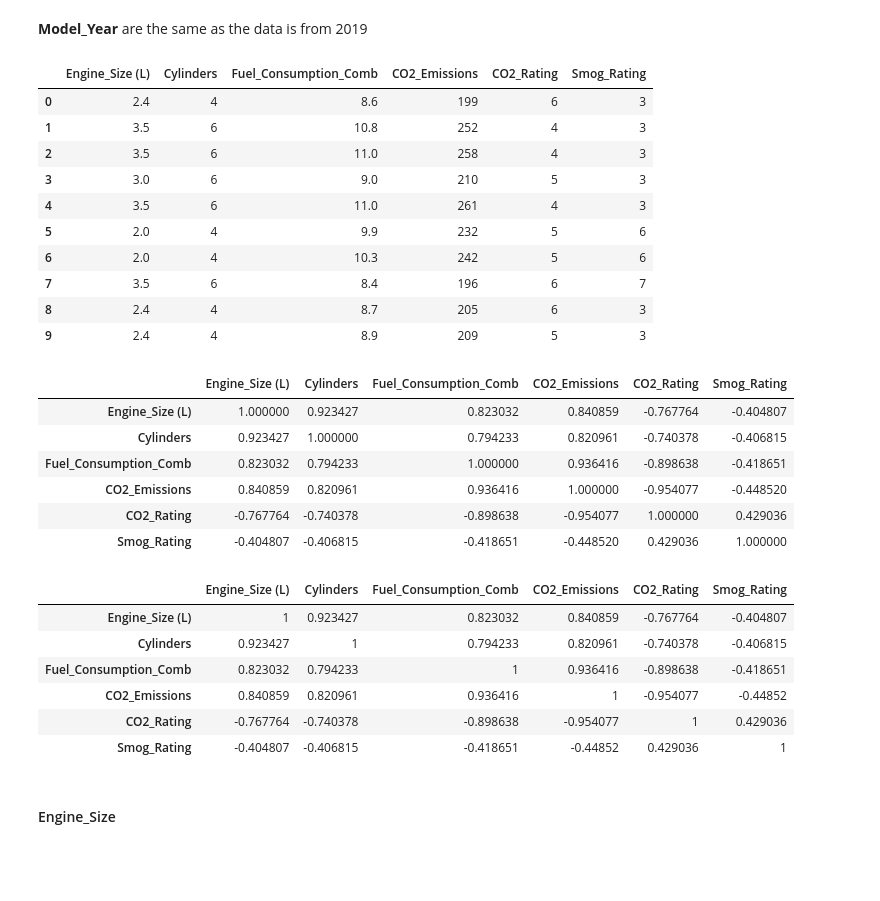
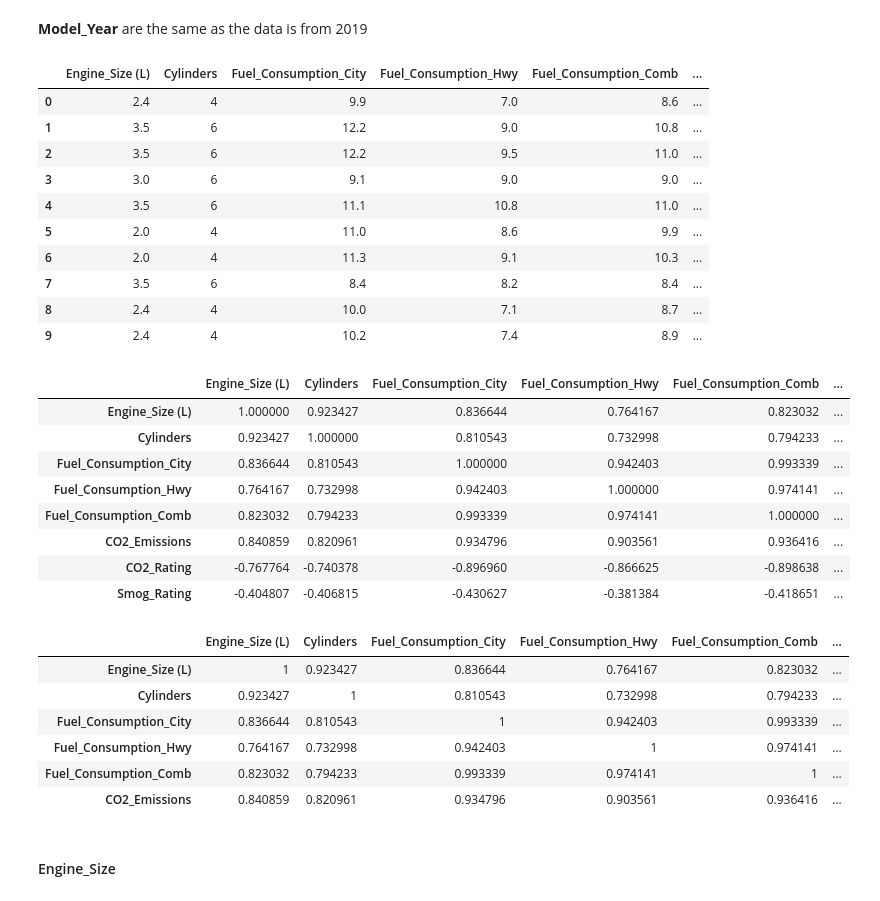
Before and after one commit to Devvrat53/Fuel-Consumption-of-Vehicle-in-Canada, a Jupyter notebook: Fuel_Consumption_Report_Canada.ipynb, the cells around one changed output. Saved outputs shown, nothing was run; the diff lists cells and outputs as text; code cells hidden in the pictures; blank space fills up the shorter version.

```diff
--- a/Fuel_Consumption_Report_Canada.ipynb
+++ b/Fuel_Consumption_Report_Canada.ipynb
@@ -104,42 +104,44 @@ Smog_Rating , n(missing values) =  0.0 , unique values =  5
 # %% [markdown]
 __Model_Year__ are the same as the data is from 2019
 # %%
-cdf = df[['Engine_Size (L)', 'Cylinders', 'Fuel_Consumption_Comb', 'CO2_Emissions', 'CO2_Rating', 'Smog_Rating']]
+cdf = df[['Engine_Size (L)', 'Cylinders', 'Fuel_Consumption_City', 'Fuel_Consumption_Hwy', 'Fuel_Consumption_Comb', 'CO2_Emissions', 'CO2_Rating', 'Smog_Rating']]
 cdf.head(10)
 # %% [output]
-|  | Engine_Size (L) | Cylinders | Fuel_Consumption_Comb | CO2_Emissions | CO2_Rating | Smog_Rating |
-| 0 | 2.4 | 4 | 8.6 | 199 | 6 | 3 |
-| 1 | 3.5 | 6 | 10.8 | 252 | 4 | 3 |
-| 2 | 3.5 | 6 | 11.0 | 258 | 4 | 3 |
-| 3 | 3.0 | 6 | 9.0 | 210 | 5 | 3 |
-| 4 | 3.5 | 6 | 11.0 | 261 | 4 | 3 |
-| 5 | 2.0 | 4 | 9.9 | 232 | 5 | 6 |
-| 6 | 2.0 | 4 | 10.3 | 242 | 5 | 6 |
-| 7 | 3.5 | 6 | 8.4 | 196 | 6 | 7 |
-| 8 | 2.4 | 4 | 8.7 | 205 | 6 | 3 |
-| 9 | 2.4 | 4 | 8.9 | 209 | 5 | 3 |
+|  | Engine_Size (L) | Cylinders | Fuel_Consumption_City | Fuel_Consumption_Hwy | Fuel_Consumption_Comb | ... |
+| 0 | 2.4 | 4 | 9.9 | 7.0 | 8.6 | ... |
+| 1 | 3.5 | 6 | 12.2 | 9.0 | 10.8 | ... |
+| 2 | 3.5 | 6 | 12.2 | 9.5 | 11.0 | ... |
+| 3 | 3.0 | 6 | 9.1 | 9.0 | 9.0 | ... |
+| 4 | 3.5 | 6 | 11.1 | 10.8 | 11.0 | ... |
+| 5 | 2.0 | 4 | 11.0 | 8.6 | 9.9 | ... |
+| 6 | 2.0 | 4 | 11.3 | 9.1 | 10.3 | ... |
+| 7 | 3.5 | 6 | 8.4 | 8.2 | 8.4 | ... |
+| 8 | 2.4 | 4 | 10.0 | 7.1 | 8.7 | ... |
+| 9 | 2.4 | 4 | 10.2 | 7.4 | 8.9 | ... |
 # %%
 correlation_matrix = cdf.corr()
 correlation_matrix
 # %% [output]
-|  | Engine_Size (L) | Cylinders | Fuel_Consumption_Comb | CO2_Emissions | CO2_Rating | Smog_Rating |
-| Engine_Size (L) | 1.000000 | 0.923427 | 0.823032 | 0.840859 | -0.767764 | -0.404807 |
-| Cylinders | 0.923427 | 1.000000 | 0.794233 | 0.820961 | -0.740378 | -0.406815 |
-| Fuel_Consumption_Comb | 0.823032 | 0.794233 | 1.000000 | 0.936416 | -0.898638 | -0.418651 |
-| CO2_Emissions | 0.840859 | 0.820961 | 0.936416 | 1.000000 | -0.954077 | -0.448520 |
-| CO2_Rating | -0.767764 | -0.740378 | -0.898638 | -0.954077 | 1.000000 | 0.429036 |
-| Smog_Rating | -0.404807 | -0.406815 | -0.418651 | -0.448520 | 0.429036 | 1.000000 |
+|  | Engine_Size (L) | Cylinders | Fuel_Consumption_City | Fuel_Consumption_Hwy | Fuel_Consumption_Comb | ... |
+| Engine_Size (L) | 1.000000 | 0.923427 | 0.836644 | 0.764167 | 0.823032 | ... |
+| Cylinders | 0.923427 | 1.000000 | 0.810543 | 0.732998 | 0.794233 | ... |
+| Fuel_Consumption_City | 0.836644 | 0.810543 | 1.000000 | 0.942403 | 0.993339 | ... |
+| Fuel_Consumption_Hwy | 0.764167 | 0.732998 | 0.942403 | 1.000000 | 0.974141 | ... |
+| Fuel_Consumption_Comb | 0.823032 | 0.794233 | 0.993339 | 0.974141 | 1.000000 | ... |
+| CO2_Emissions | 0.840859 | 0.820961 | 0.934796 | 0.903561 | 0.936416 | ... |
+| CO2_Rating | -0.767764 | -0.740378 | -0.896960 | -0.866625 | -0.898638 | ... |
+| Smog_Rating | -0.404807 | -0.406815 | -0.430627 | -0.381384 | -0.418651 | ... |
 # %%
 corr = correlation_matrix.iloc[:6, :6]
 corr.style.background_gradient(cmap='coolwarm')
 # %% [output]
-|  | Engine_Size (L) | Cylinders | Fuel_Consumption_Comb | CO2_Emissions | CO2_Rating | Smog_Rating |
-| Engine_Size (L) | 1 | 0.923427 | 0.823032 | 0.840859 | -0.767764 | -0.404807 |
-| Cylinders | 0.923427 | 1 | 0.794233 | 0.820961 | -0.740378 | -0.406815 |
-| Fuel_Consumption_Comb | 0.823032 | 0.794233 | 1 | 0.936416 | -0.898638 | -0.418651 |
-| CO2_Emissions | 0.840859 | 0.820961 | 0.936416 | 1 | -0.954077 | -0.44852 |
-| CO2_Rating | -0.767764 | -0.740378 | -0.898638 | -0.954077 | 1 | 0.429036 |
-| Smog_Rating | -0.404807 | -0.406815 | -0.418651 | -0.44852 | 0.429036 | 1 |
+|  | Engine_Size (L) | Cylinders | Fuel_Consumption_City | Fuel_Consumption_Hwy | Fuel_Consumption_Comb | ... |
+| Engine_Size (L) | 1 | 0.923427 | 0.836644 | 0.764167 | 0.823032 | ... |
+| Cylinders | 0.923427 | 1 | 0.810543 | 0.732998 | 0.794233 | ... |
+| Fuel_Consumption_City | 0.836644 | 0.810543 | 1 | 0.942403 | 0.993339 | ... |
+| Fuel_Consumption_Hwy | 0.764167 | 0.732998 | 0.942403 | 1 | 0.974141 | ... |
+| Fuel_Consumption_Comb | 0.823032 | 0.794233 | 0.993339 | 0.974141 | 1 | ... |
+| CO2_Emissions | 0.840859 | 0.820961 | 0.934796 | 0.903561 | 0.936416 | ... |
 # %% [markdown]
 #### Engine_Size
 # %%
```
Also changed, not shown: parts of 48 cells of this notebook.
